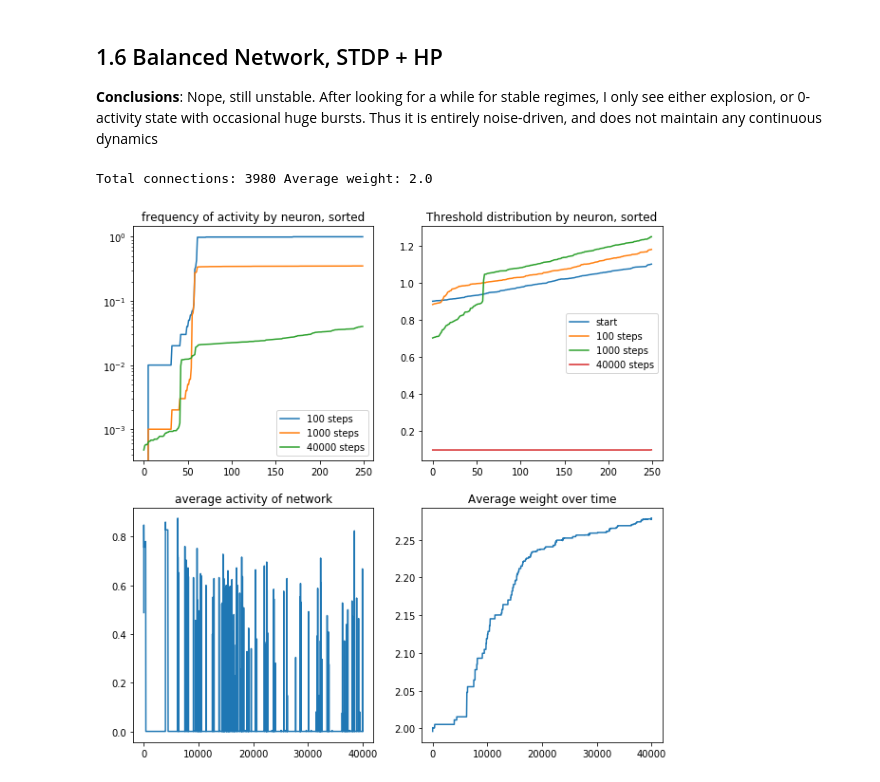
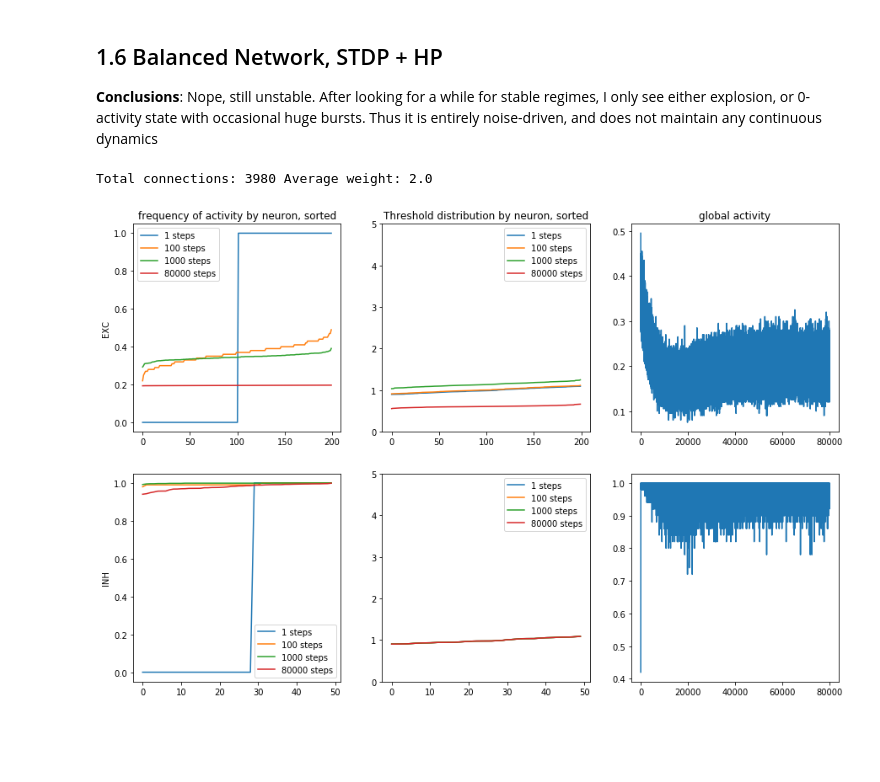
Before and after one commit to aleksejs-fomins/memory-hippo-ca3, a Jupyter notebook: self-contained/reservoir/reservoir-discrete.ipynb, the cells around one changed output. Drawn from its saved outputs; the diff is of its cells as text; code cells hidden in the pictures; blank space fills up the shorter version.

```diff
--- a/self-contained/reservoir/reservoir-discrete.ipynb
+++ b/self-contained/reservoir/reservoir-discrete.ipynb
@@ -51,16 +100,6 @@ $$W_0 = \frac{T_0}{(N-1) \alpha_W \alpha_N}$$
 **Solutions**:
 * Introduce slow homeostatic plasticity to adjust spiking rate
 # %%
-# Equation for global inhibition
-def computeG(x, p):
-    newG = p["eta_G"] * (np.sum(x) / p['N'] - p["x_G"])
-    return np.max((0.0, newG))  # Global inhibition can't be negative
-
-# Equation for neuron update
-def computeX(x, G, W, T, p):
-    nu = np.random.exponential(p['nu_avg'], p['N'])
-    return (W.dot(x) + nu - G - T >= 1).astype(int)
-
 ###############
 # Initialization
 ###############
@@ -103,7 +142,7 @@ G_hist = np.zeros(N_STEP)
 G_hist[0] = G
 
 for i in range(N_STEP-1):
-    x = computeX(x, G, W, T, p)
+    x = computeX_Single(x, W, T, G, p)
     G = computeG(x, p)
     x_hist[i+1] = x
     G_hist[i+1] = G
@@ -126,11 +165,6 @@ Average weight: 1.1111111111111112
 * When there is no noise, network enters highly regular oscillatory regime
 * Behaviour highly dependent on exact connectivity. Very frequently pathological
 # %%
-# Equation for neuron update
-def computeX(x, W, T, p):
-    nu = np.random.exponential(p['nu_avg'], p['N'])
-    return (W.dot(x) + nu - T >= 1).astype(int)
-
 ###############
 # Initialization
 ###############
@@ -178,7 +212,7 @@ x_hist = np.zeros((N_STEP, p['N']))
 x_hist[0] = x
 
 for i in range(N_STEP-1):
-    x = computeX(x, W, T, p)
+    x = computeX_Single(x, W, T, 0.0, p)
     x_hist[i+1] = x
 
 fig, ax = plt.subplots(ncols=2, figsize=(10,5))
@@ -540,14 +520,6 @@ Average weight: 2.0
 
 **Conclusions**: Nope, still unstable. After looking for a while for stable regimes, I only see either explosion, or  0-activity state with occasional huge bursts. Thus it is entirely noise-driven, and does not maintain any continuous dynamics
 # %%
-# Equation for adapting threshold
-def computeT(T, x, p):
-    Tnew = T + p['eta_T'] * (x - p['r_T'])
-    Tnew[Tnew < p['min_T']] = p['min_T']   # Threshold can't be negative
-    Tnew[Tnew > p['max_T']] = p['max_T']   # Threshold has an upper bound
-
-    return Tnew
-
 ###############
 # Initialization
 ###############
@@ -556,16 +528,18 @@ p = {
     "N_EXC"     : 200,   # Number of excitatory neurons
     "N_INH"     : 50,    # Number of inhibitory neurons
     "x_0"       : 0.5,   # Average expected activity
-    "nu_avg"    : 0.1,   # Neuronal Noise - average
+    "nu_avg"    : 0.2,   # Neuronal Noise - average
     "T0"        : 1.0,   # Average threshold
     "p_conn"    : 0.1,   # Ratio of number of existing connections to all-to-all
-    "eta_STDP"  : 0.1,   # Rate of STDP
+    "eta_STDP"  : 1.0,   # Rate of STDP
     "min_W"     : 0.1,   # Max weight
     "max_W"     : 4.0,   # Max weight
-    "eta_T"     : 0.001, # Threshold - homeostatic adaptation rate
+    "eta_T_EXC" : 0.001, # Threshold - excitatory homeostatic adaptation rate
+    "eta_T_INH" : 0.0,   # Threshold - inhibitory homeostatic adaptation rate
     "min_T"     : 0.1,   # Threshold - minimum
     "max_T"     : 5.0,   # Threshold - maximum
-    "r_T"       : 0.2    # Threshold - homeostatic equillibtium neuron firing rate
+    "r_T_EXC"   : 0.2,   # Threshold - excitatory homeostatic equillibtium neuron firing rate
+    "r_T_INH"   : 0.8,   # Threshold - inhibitory homeostatic equillibtium neuron firing rate
 }
 
 gain = 1 + 1 / (p['N_EXC'] * p['p_conn'])
@@ -602,58 +576,59 @@ print('Total connections:', W_dict['EE'].data.shape[0], 'Average weight:', p['W0
 # Simulation
 ###############
 
-N_STEP = 40000
+N_STEP = 80000
 
 x_hist = np.zeros((N_STEP, p['N']))
 x_hist[0] = x
 T_hist = np.zeros((N_STEP, p['N']))
 T_hist[0] = T
 W_hist = np.zeros(N_STEP)
 W_hist[0] = np.mean(W_dict['EE'].data)
 
 for i in range(N_STEP-1):
-    #p["nu_avg"] = 0.1 + 0.4 * (1 - i/2000) if i < 2000 else 0.1
+    p["nu_avg"] = 1.0 + 1.0 * np.exp(-i/10000)
 
-    x = computeX(x, W_dict, T, p)
+    x = computeX_Balanced(x, W_dict, T, 0.0, p)
+    T = computeT_Balanced(T, x, p)
+
     x_hist[i+1] = x
-    T = computeT(T, x, p)
     T_hist[i+1] = T
 
     updateW(W_dict, W_BASE_dict, x_hist[i:i+2], p)
     W_hist[i+1] = np.mean(W_dict['EE'].data)
 
 ###############
 # Analysis
 ###############
 
-freq100 = np.sort(np.mean(x_hist[:100], axis=0))
-freq1000 = np.sort(np.mean(x_hist[:1000], axis=0))
-freqAll = np.sort(np.mean(x_hist, axis=0))
+fig, ax = plt.subplots(nrows = 2, ncols=3, figsize=(15, 10))
 
-T0    = np.sort(T_hist[0])
-T100  = np.sort(T_hist[100])
-T1000 = np.sort(T_hist[1000])
-TLast = np.sort(T_hist[-1])
+typeRange = {'EXC' : np.array(range(p['N_EXC'])), 'INH' : np.array(range(p['N_EXC'], p['N']))}
+for i, ntype in enumerate(['EXC', 'INH']):
+    for step in [1, 100, 1000, N_STEP]:
+        ax[i][0].plot(np.sort(np.mean(x_hist[:step, typeRange[ntype]], axis=0)), label=str(step)+' steps')
+        ax[i][1].plot(np.sort(T_hist[step-1, typeRange[ntype]]), label=str(step)+' steps')
 
-fig, ax = plt.subplots(nrows=2, ncols=2, figsize=(10,10))
-ax[0][0].semilogy(freq100, label='100 steps')
-ax[0][0].semilogy(freq1000, label='1000 steps')
-ax[0][0].semilogy(freqAll, label=str(N_STEP)+' steps')
-ax[0][0].legend()
+    ax[i][2].plot(np.mean(x_hist[:, typeRange[ntype]], axis=1))
 
-ax[0][1].plot(T0, label='start')
-ax[0][1].plot(T100, label='100 steps')
-ax[0][1].plot(T1000, label='1000 steps')
-ax[0][1].plot(TLast, label=str(N_STEP)+' steps')
-ax[0][1].legend()
+    ax[i][0].legend()
+    ax[i][1].legend()
+    ax[i][1].set_ylim(0, p['max_T'])
 
-ax[1][0].plot(np.sum(x_hist, axis=1) / p['N'])
-ax[1][1].plot(W_hist)
+ax[0][0].set_ylabel("EXC")
+ax[1][0].set_ylabel("INH")
+
 ax[0][0].set_title("frequency of activity by neuron, sorted")
 ax[0][1].set_title("Threshold distribution by neuron, sorted")
-ax[1][0].set_title("average activity of network")
-ax[1][1].set_title("Average weight over time")
+ax[0][2].set_title("global activity")
+#ax[2].set_title("global inhibition strength")
+
 plt.show()
+
+plt.figure(figsize=(5,5))
+plt.plot(W_hist)
+plt.title("Average weight over time")
+plt.show()
 # %% [output]
 Total connections: 3980 Average weight: 2.0
-[figure, old version]
+[figure, new version]
```
Also changed, not shown: parts of 14 cells of this notebook.
